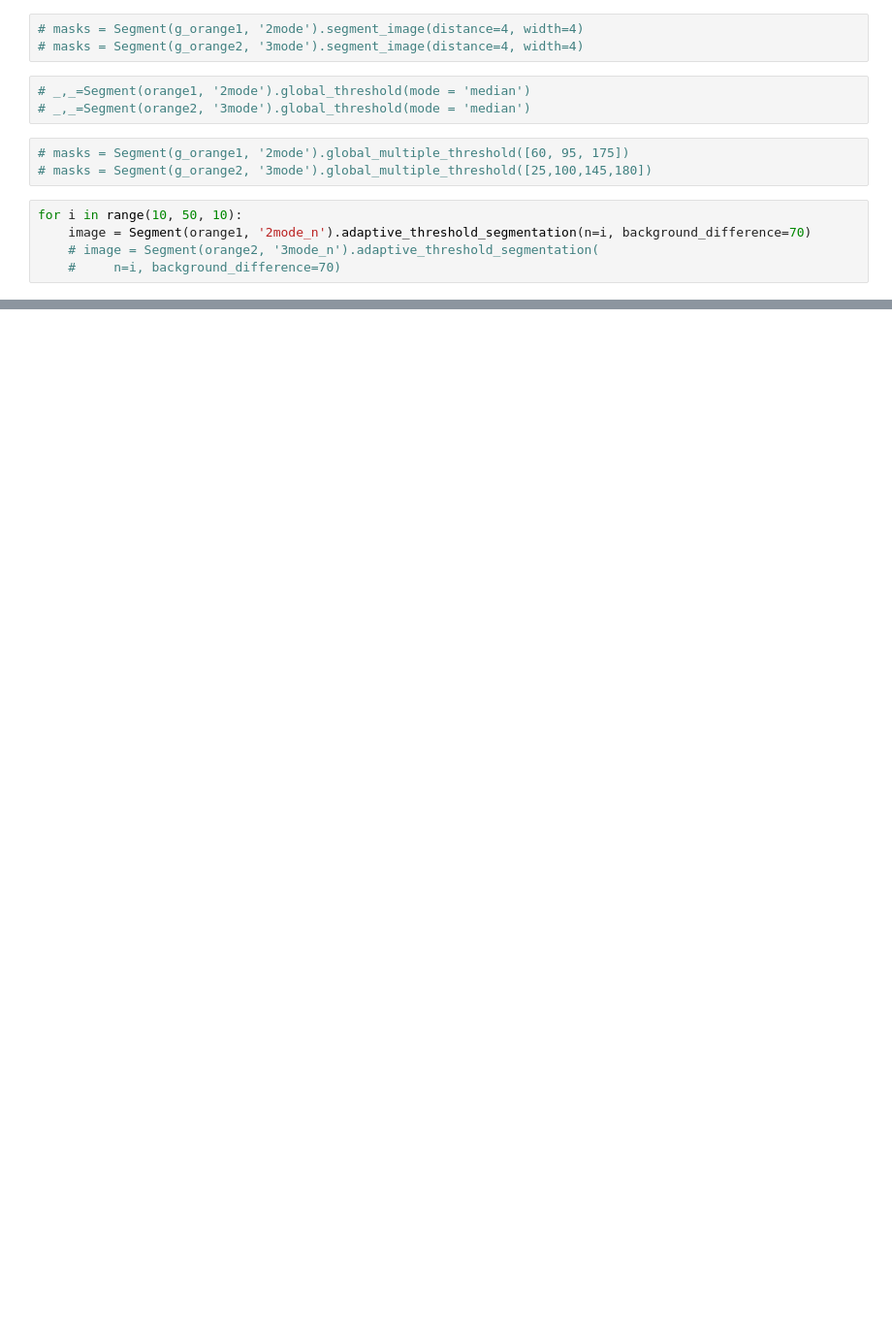
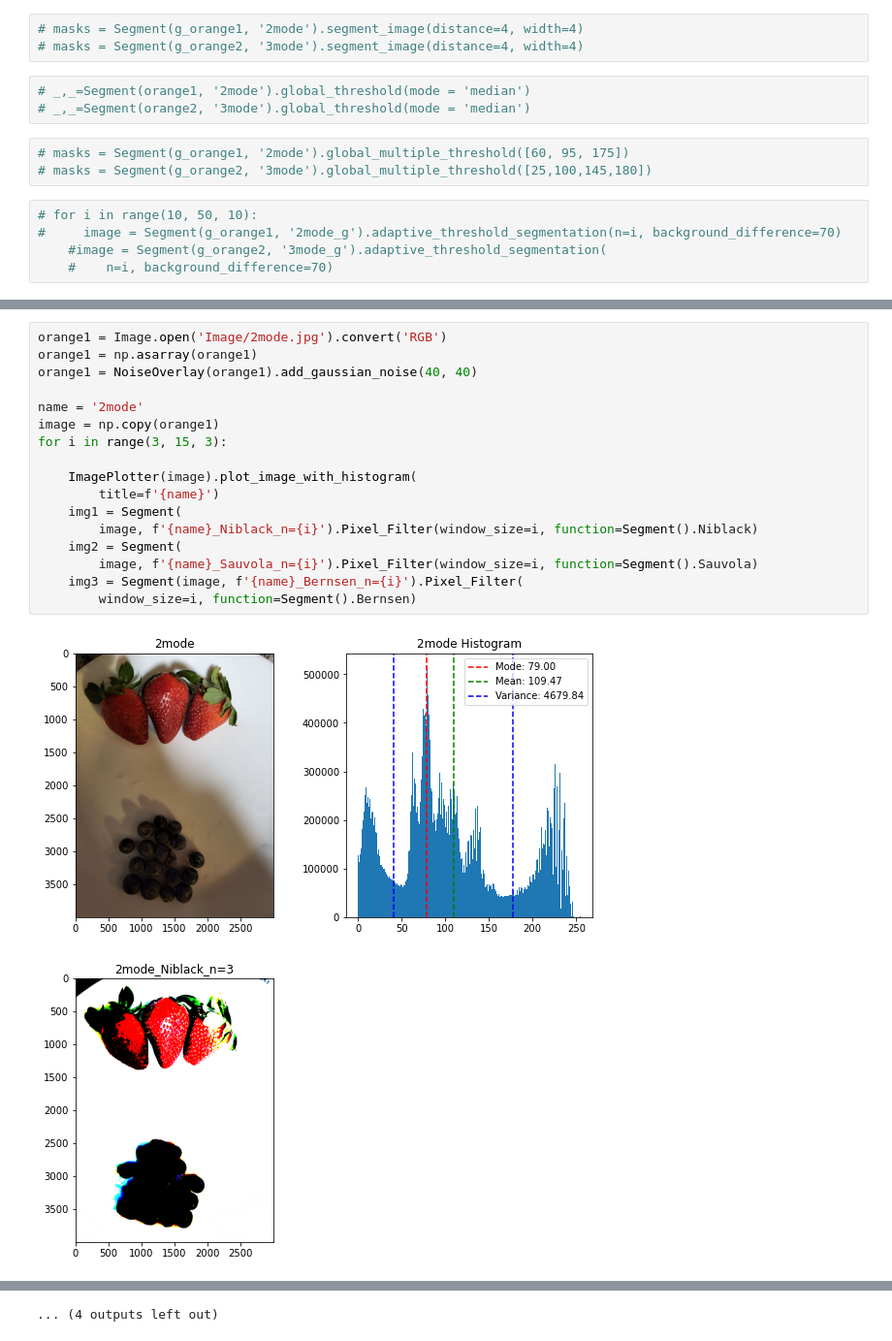
Before and after one commit to Mikerive/Color-Space, a Jupyter notebook: image_segmentation.ipynb, the cells around one changed output, grey strips where cells are left out. Shown at 97% size. Saved outputs shown, nothing was run; the diff lists cells and outputs as text; blank space fills up the shorter version.

Commit message:
Implemented Vectorized Image segmentation

```diff
--- a/image_segmentation.ipynb
+++ b/image_segmentation.ipynb
@@ -26,7 +23,7 @@ g_orange2 = NoiseOverlay(orange2).add_gaussian_noise(40, 40)
 # masks = Segment(g_orange1, '2mode').global_multiple_threshold([60, 95, 175])
 # masks = Segment(g_orange2, '3mode').global_multiple_threshold([25,100,145,180])
 # %%
-for i in range(10, 50, 10):
-    image = Segment(orange1, '2mode_n').adaptive_threshold_segmentation(n=i, background_difference=70)
-    # image = Segment(orange2, '3mode_n').adaptive_threshold_segmentation(
-    #     n=i, background_difference=70)
+# for i in range(10, 50, 10):
+#     image = Segment(g_orange1, '2mode_g').adaptive_threshold_segmentation(n=i, background_difference=70)
+    #image = Segment(g_orange2, '3mode_g').adaptive_threshold_segmentation(
+    #    n=i, background_difference=70)
@@ -45,0 +55,20 @@ for i in range(10, 50, 10):
+# %%
+orange1 = Image.open('Image/2mode.jpg').convert('RGB')
+orange1 = np.asarray(orange1)
+orange1 = NoiseOverlay(orange1).add_gaussian_noise(40, 40)
+
+name = '2mode'
+image = np.copy(orange1)
+for i in range(3, 15, 3):
+
+    ImagePlotter(image).plot_image_with_histogram(
+        title=f'{name}')
+    img1 = Segment(
+        image, f'{name}_Niblack_n={i}').Pixel_Filter(window_size=i, function=Segment().Niblack)
+    img2 = Segment(
+        image, f'{name}_Sauvola_n={i}').Pixel_Filter(window_size=i, function=Segment().Sauvola)
+    img3 = Segment(image, f'{name}_Bernsen_n={i}').Pixel_Filter(
+        window_size=i, function=Segment().Bernsen)
+# %% [output]
+[figure, added]
+[figure, added]
@@ -45,0 +85 @@ for i in range(10, 50, 10):
+... (4 outputs left out)
```
Also changed, not shown: parts of 5 cells of this notebook, 2 other files.
